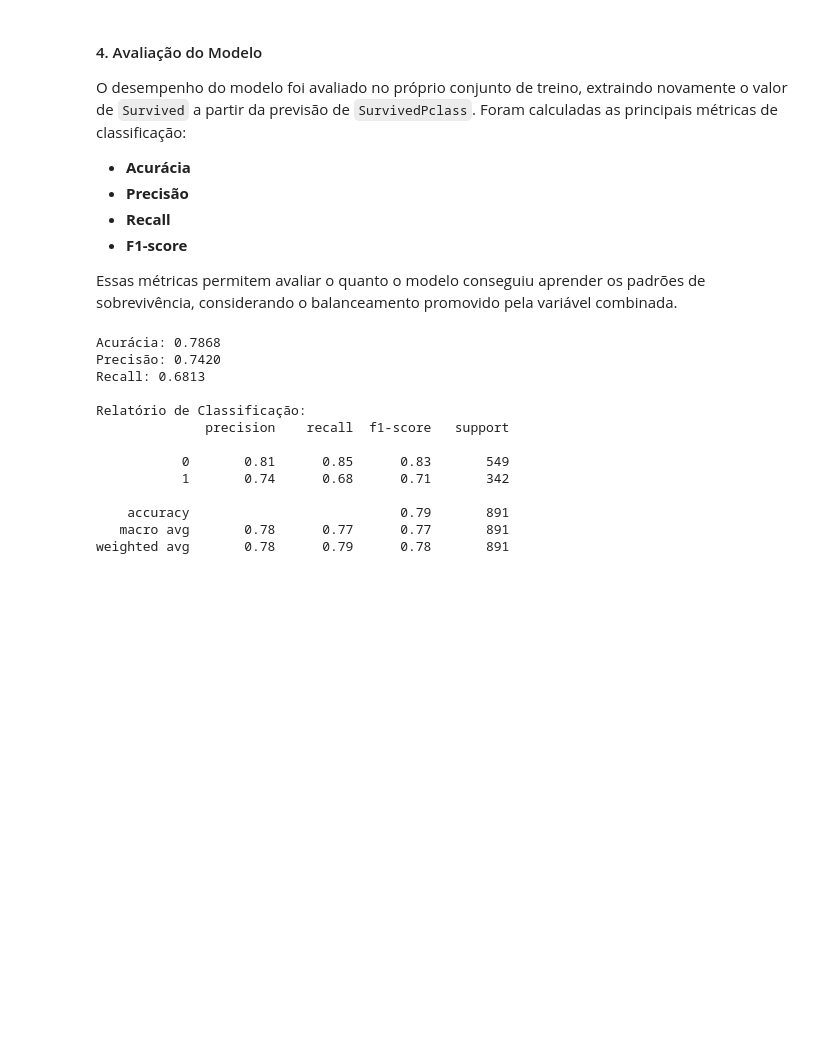
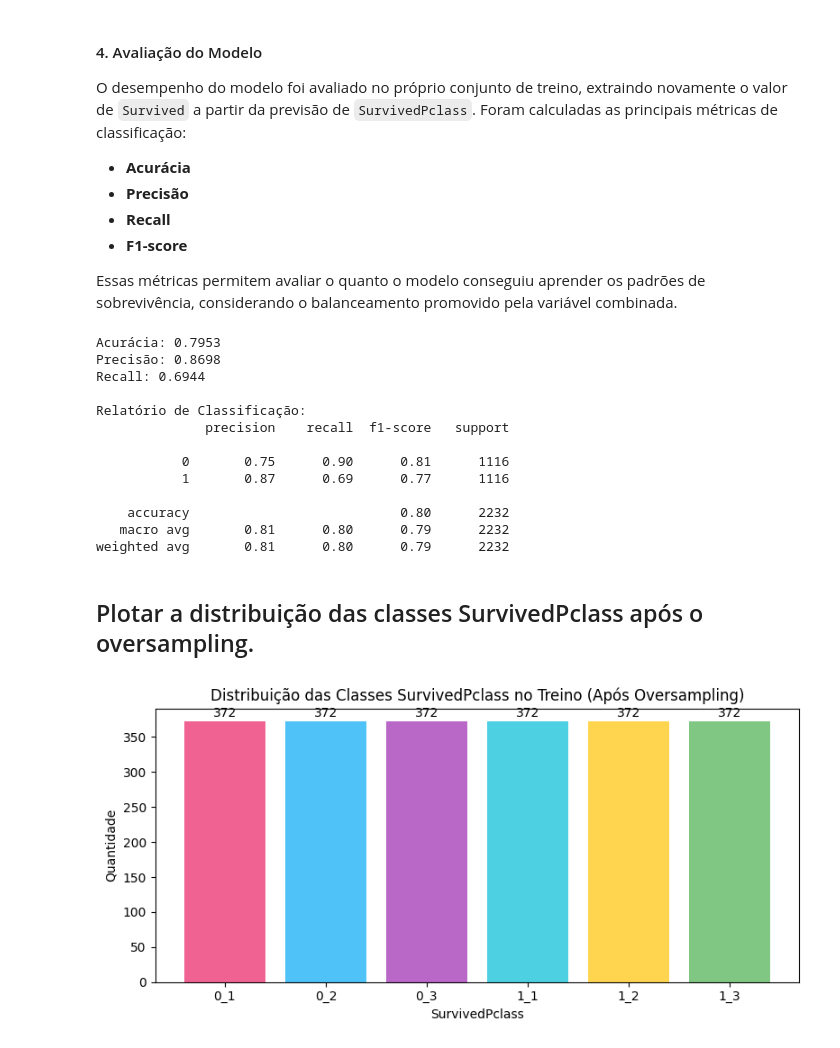
Before and after one commit to joaopedroalcn/JOAOPEDRODEALCANTARALIMA_Titanic, a Jupyter notebook: p3_titanic.ipynb, the cells around one changed output. Saved outputs shown, nothing was run; the diff lists cells and outputs as text; code cells hidden in the pictures; blank space fills up the shorter version.

Commit message:
feat: balanceamento de classes usando Oversampling nos dados de treino.

```diff
--- a/p3_titanic.ipynb
+++ b/p3_titanic.ipynb
@@ -124,10 +134,18 @@ test_df['Sex'] = test_df['Sex'].map({'male': 0, 'female': 1})
 # 3. Criar a variável combinada SurvivedPclass
 train_df['SurvivedPclass'] = train_df['Survived'].astype(str) + '_' + train_df['Pclass'].astype(str)
 
+# Oversampling para balancear as classes
+target = 'SurvivedPclass'
+max_count = train_df[target].value_counts().max()
+train_df_balanced = pd.concat([
+    group.sample(max_count, replace=True, random_state=42)
+    for _, group in train_df.groupby(target)
+])
+
 # 4. Treinar modelo Random Forest para prever SurvivedPclass
 features = ['Sex', 'Pclass']
-X_train = train_df[features]
-y_train = train_df['SurvivedPclass']
+X_train = train_df_balanced[features]
+y_train = train_df_balanced['SurvivedPclass']
 
 model = RandomForestClassifier(random_state=42, n_estimators=100)
 model.fit(X_train, y_train)
@@ -171,12 +189,12 @@ Essas métricas permitem avaliar o quanto o modelo conseguiu aprender os padrõe
 # %%
 from sklearn.metrics import accuracy_score, precision_score, recall_score, classification_report
 
-# 8. Avaliar o modelo no conjunto de treino (usando Survived extraído de SurvivedPclass)
-train_df['SurvivedPclass_pred'] = model.predict(X_train)
-train_df['Survived_pred'] = train_df['SurvivedPclass_pred'].str[0].astype(int)
+# 8. Avaliar o modelo no conjunto de treino balanceado (usando Survived extraído de SurvivedPclass)
+train_df_balanced['SurvivedPclass_pred'] = model.predict(X_train)
+train_df_balanced['Survived_pred'] = train_df_balanced['SurvivedPclass_pred'].str[0].astype(int)
 
-y_true = train_df['Survived']
-y_pred = train_df['Survived_pred']
+y_true = train_df_balanced['Survived']
+y_pred = train_df_balanced['Survived_pred']
 
 accuracy = accuracy_score(y_true, y_pred)
 precision = precision_score(y_true, y_pred)
@@ -188,16 +206,31 @@ print(f'Recall: {recall:.4f}')
 print('\nRelatório de Classificação:')
 print(classification_report(y_true, y_pred))
 # %% [output]
-Acurácia: 0.7868
-Precisão: 0.7420
-Recall: 0.6813
+Acurácia: 0.7953
+Precisão: 0.8698
+Recall: 0.6944
 
 Relatório de Classificação:
               precision    recall  f1-score   support
 
-           0       0.81      0.85      0.83       549
-           1       0.74      0.68      0.71       342
+           0       0.75      0.90      0.81      1116
+           1       0.87      0.69      0.77      1116
 
-    accuracy                           0.79       891
-   macro avg       0.78      0.77      0.77       891
-weighted avg       0.78      0.79      0.78       891
+    accuracy                           0.80      2232
+   macro avg       0.81      0.80      0.79      2232
+weighted avg       0.81      0.80      0.79      2232
+# %% [markdown]
+## Plotar a distribuição das classes SurvivedPclass após o oversampling.
+# %%
+class_counts = train_df_balanced['SurvivedPclass'].value_counts().sort_index()
+
+fig, ax = plt.subplots(figsize=(8,4))
+bars = ax.bar(class_counts.index, class_counts.values, color=['#F06292', '#4FC3F7', '#BA68C8', '#4DD0E1', '#FFD54F', '#81C784'])
+ax.set_title('Distribuição das Classes SurvivedPclass no Treino (Após Oversampling)')
+ax.set_ylabel('Quantidade')
+ax.set_xlabel('SurvivedPclass')
+ax.bar_label(bars, padding=2)
+plt.tight_layout()
+plt.show()
+# %% [output]
+[figure, added]
```
Also changed, not shown: parts of 3 cells of this notebook, 1 other file.
